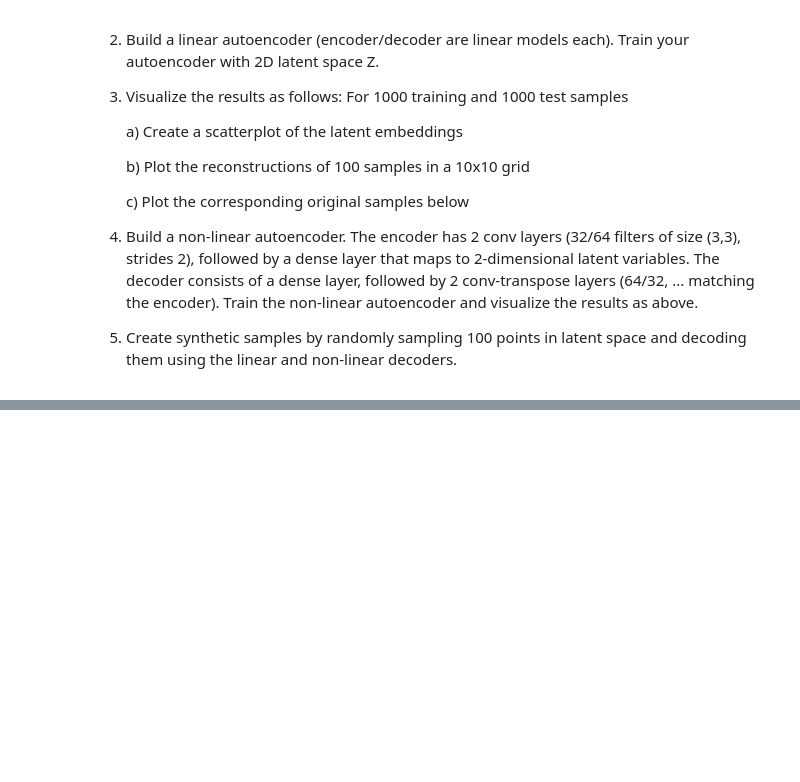
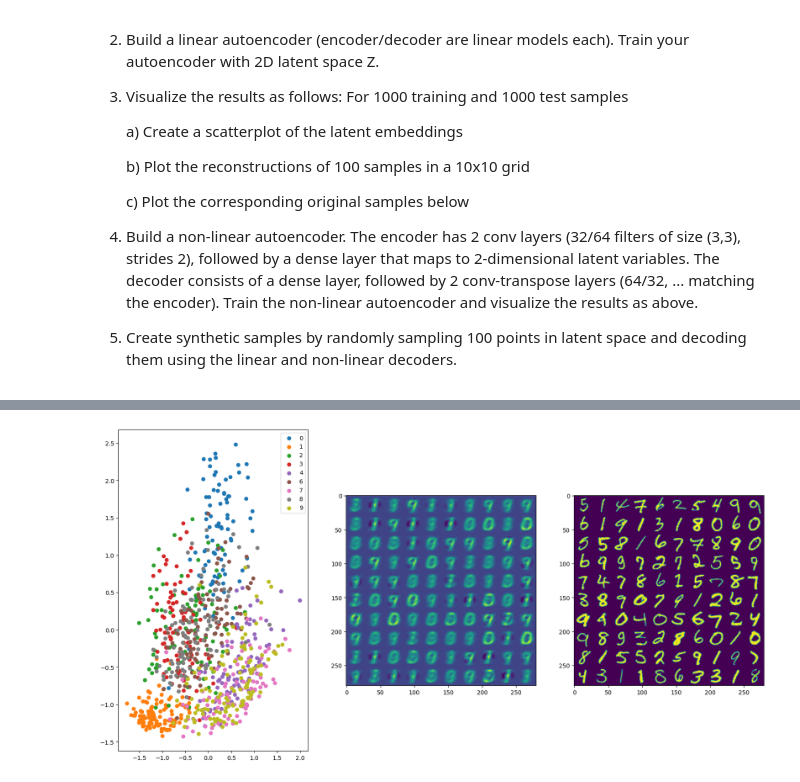
Before and after one commit to DaBauer/CAPrivacy, a Jupyter notebook: 005-AE/005-exercise5_students.ipynb, the cells around one changed output, grey strips where cells are left out. Drawn from its saved outputs; the diff is of its cells as text; code cells hidden in the pictures; blank space fills up the shorter version.

```diff
--- a/005-AE/005-exercise5_students.ipynb
+++ b/005-AE/005-exercise5_students.ipynb
@@ -118,5 +210,21 @@ class AutoEncoder(Model):
         return x
 # %%
 # linear models
+
+lin_enc = tf.keras.Sequential([
+            layers.Flatten(),
+            layers.Dense(2)
+        ])
+lin_dec = tf.keras.Sequential([
+            layers.Dense(28*28),
+            layers.Reshape((28,28))
+        ])
+
+lin_ae = AutoEncoder(lin_enc, lin_dec)
 # %%
 # train linear autoencoder
+opt = optimizers.Adam(learning_rate=0.01)
+loss = losses.MeanSquaredError()
+lin_ae.compile(optimizer=opt, loss=loss, metrics=['mae'])
+
+lin_ae.fit(Xtrain, Xtrain, epochs=100, shuffle=True, validation_split=0.1)
@@ -123,5 +250,26 @@ class AutoEncoder(Model):
 # %%
 # visualize latent space, reconstructions and original samples for train and test data
+
+def visu (lin_ae) :
+    encoded_imgs = lin_ae.encoder(Xtest).numpy()
+    decoded_imgs = lin_ae.decoder(encoded_imgs).numpy()
+
+
+    decoded_grid = make_grid(decoded_imgs)
+    original_grid = make_grid(Xtest)
+
+    fig, axes = plt.subplots(ncols=3, figsize=(20,10))
+    axes[1].imshow(decoded_grid)
+    axes[2].imshow(original_grid)
+
+    for y in [0,1,2,3,4,6,7,8,9] :
+        mask =  (Ytest == y)
+        axes[0].scatter(encoded_imgs[mask, 0], encoded_imgs[mask,1], label=y)
+    axes[0].legend()
+
+visu(lin_ae)
+# %% [output]
+[figure, added]
 # %%
 # nonlinear models
 # %%
```
Also changed, not shown: parts of 6 cells of this notebook.
